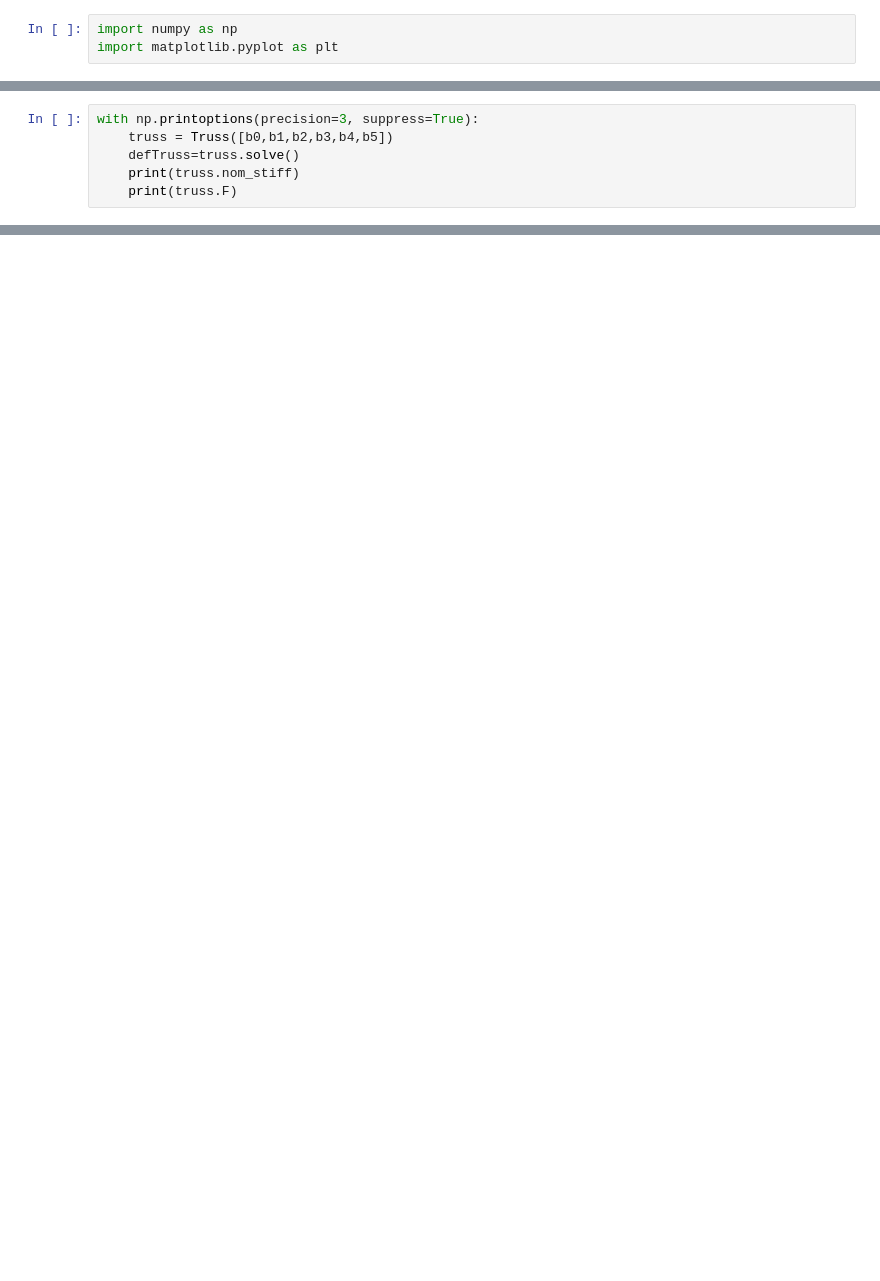
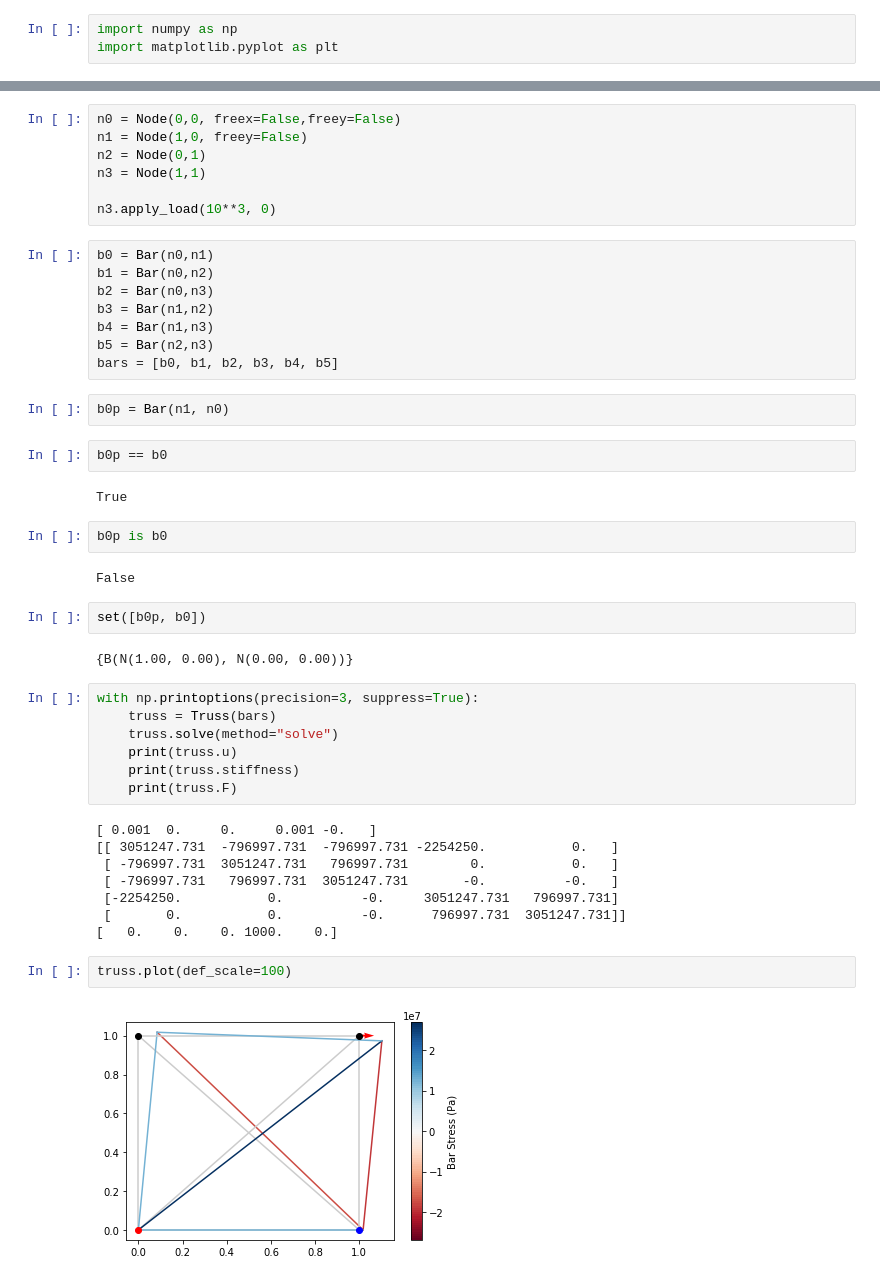
Before and after one commit to dev10110/AVD_Initial_Sizing, a Jupyter notebook: Detailed_Design/truss.ipynb, the cells around one changed output, grey strips where cells are left out. Saved outputs shown, nothing was run; the diff lists cells and outputs as text; blank space fills up the shorter version.

```diff
--- a/Detailed_Design/truss.ipynb
+++ b/Detailed_Design/truss.ipynb
@@ -237,6 +3,0 @@ b5 = Bar(n2,n3)
-# %%
-with np.printoptions(precision=3, suppress=True):
-    truss = Truss([b0,b1,b2,b3,b4,b5])
-    defTruss=truss.solve()
-    print(truss.nom_stiff)
-    print(truss.F)
@@ -492,0 +6,48 @@ t.plot()
+# %%
+n0 = Node(0,0, freex=False,freey=False)
+n1 = Node(1,0, freey=False)
+n2 = Node(0,1)
+n3 = Node(1,1)
+
+n3.apply_load(10**3, 0)
+# %%
+b0 = Bar(n0,n1)
+b1 = Bar(n0,n2)
+b2 = Bar(n0,n3)
+b3 = Bar(n1,n2)
+b4 = Bar(n1,n3)
+b5 = Bar(n2,n3)
+bars = [b0, b1, b2, b3, b4, b5]
+# %%
+b0p = Bar(n1, n0)
+# %%
+b0p == b0
+# %% [output]
+True
+# %%
+b0p is b0
+# %% [output]
+False
+# %%
+set([b0p, b0])
+# %% [output]
+{B(N(1.00, 0.00), N(0.00, 0.00))}
+# %%
+with np.printoptions(precision=3, suppress=True):
+    truss = Truss(bars)
+    truss.solve(method="solve")
+    print(truss.u)
+    print(truss.stiffness)
+    print(truss.F)
+# %% [output]
+[ 0.001  0.     0.     0.001 -0.   ]
+[[ 3051247.731  -796997.731  -796997.731 -2254250.           0.   ]
+ [ -796997.731  3051247.731   796997.731        0.           0.   ]
+ [ -796997.731   796997.731  3051247.731       -0.          -0.   ]
+ [-2254250.           0.          -0.     3051247.731   796997.731]
+ [       0.           0.          -0.      796997.731  3051247.731]]
+[   0.    0.    0. 1000.    0.]
+# %%
+truss.plot(def_scale=100)
+# %% [output]
+[figure, added]
```
Also changed, not shown: parts of 53 cells of this notebook, 1 other file.
